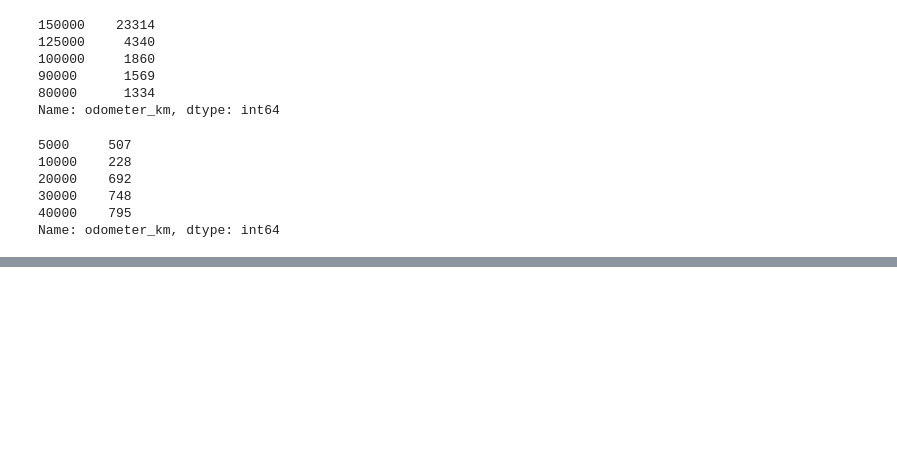
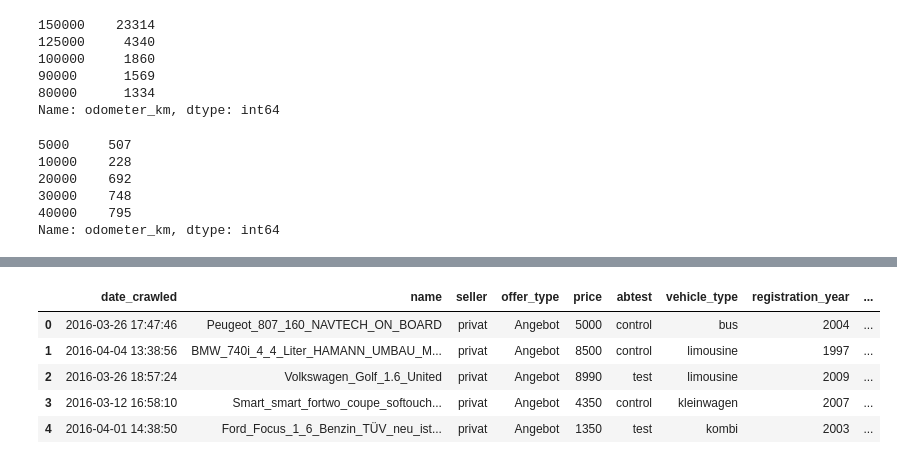
Before and after one commit to natekotila/DataQuestProjects, a Jupyter notebook: ebay/EbayAds.ipynb, the cells around one changed output, grey strips where cells are left out. Cells and saved outputs as stored; diff of their text form; code cells hidden in the pictures; blank space fills up the shorter version.

Commit message:
added registration year exploration

```diff
--- a/ebay/EbayAds.ipynb
+++ b/ebay/EbayAds.ipynb
@@ -270,0 +273,9 @@ Name: odometer_km, dtype: int64
+# %%
+autos.head()
+# %% [output]
+|  | date_crawled | name | seller | offer_type | price | abtest | vehicle_type | registration_year | ... |
+| 0 | 2016-03-26 17:47:46 | Peugeot_807_160_NAVTECH_ON_BOARD | privat | Angebot | 5000 | control | bus | 2004 | ... |
+| 1 | 2016-04-04 13:38:56 | BMW_740i_4_4_Liter_HAMANN_UMBAU_M... | privat | Angebot | 8500 | control | limousine | 1997 | ... |
+| 2 | 2016-03-26 18:57:24 | Volkswagen_Golf_1.6_United | privat | Angebot | 8990 | test | limousine | 2009 | ... |
+| 3 | 2016-03-12 16:58:10 | Smart_smart_fortwo_coupe_softouch... | privat | Angebot | 4350 | control | kleinwagen | 2007 | ... |
+| 4 | 2016-04-01 14:38:50 | Ford_Focus_1_6_Benzin_TÜV_neu_ist... | privat | Angebot | 1350 | test | kombi | 2003 | ... |
```
Also changed, not shown: parts of 24 cells of this notebook.
